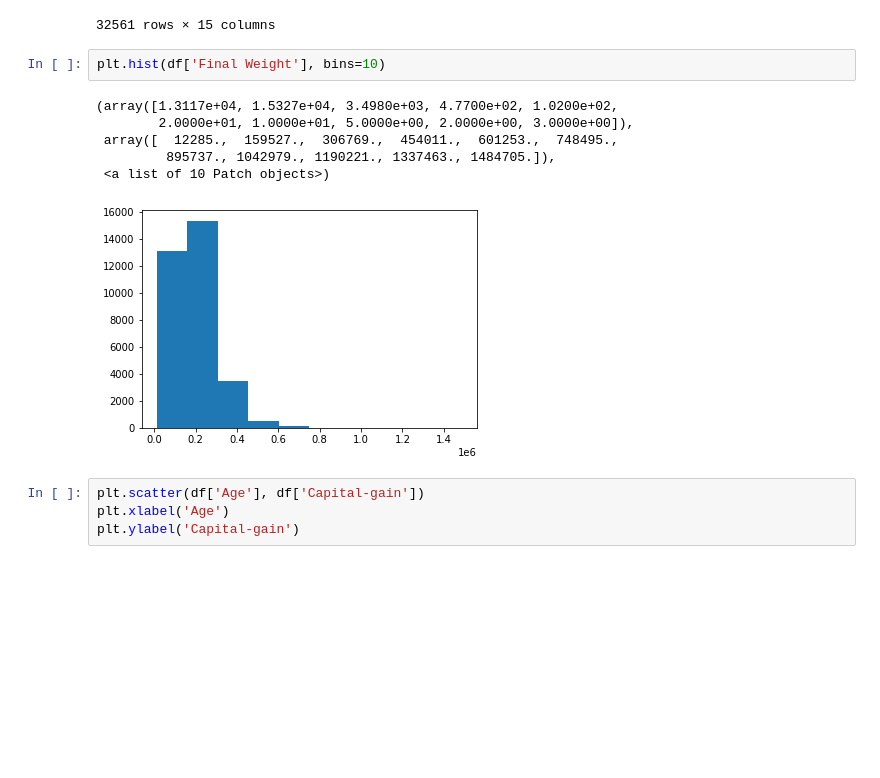
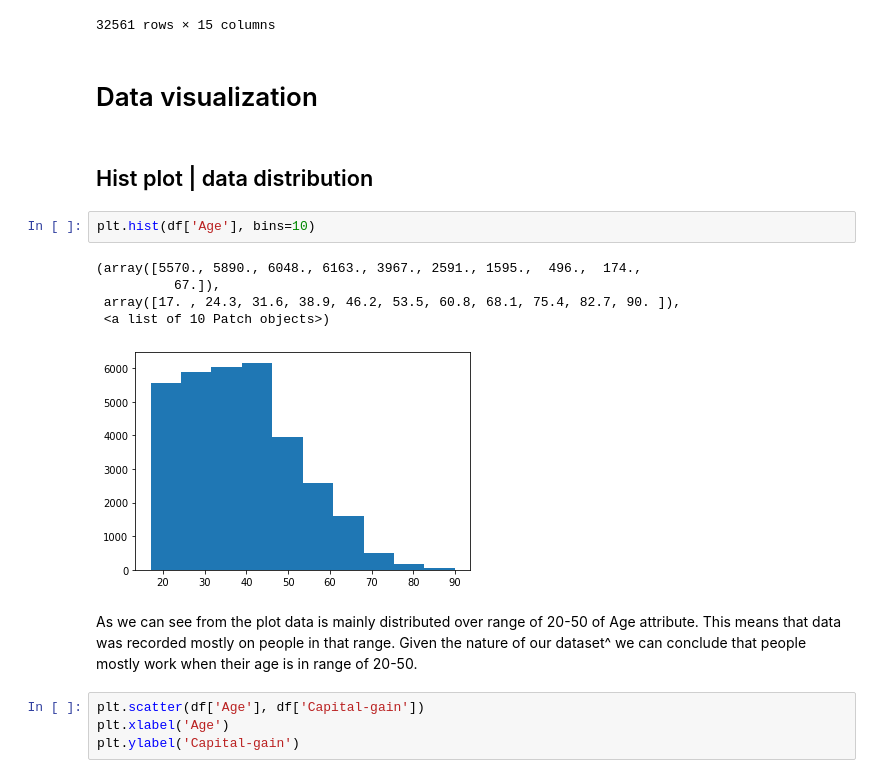
Before and after one commit to nastyabekesheva/DataScience, a Jupyter notebook: labs/lab_3/Income_proccessing_visualization.ipynb, the cells around one changed output. Cells and saved outputs as stored; diff of their text form; blank space fills up the shorter version.

```diff
--- a/labs/lab_3/Income_proccessing_visualization.ipynb
+++ b/labs/lab_3/Income_proccessing_visualization.ipynb
@@ -144,15 +150,20 @@ min_max_normalize(df.copy())
 | 32559 | 0.068493 | Private | 0.128499 | HS-grad | 0.533333 | Never-married | Adm-clerical | ... |
 | 32560 | 0.479452 | Self-emp-inc | 0.187203 | HS-grad | 0.533333 | Married-civ-spouse | Exec-managerial | ... |
 32561 rows × 15 columns
+# %% [markdown]
+# Data visualization
+# %% [markdown]
+## Hist plot | data distribution
 # %%
-plt.hist(df['Final Weight'], bins=10)
+plt.hist(df['Age'], bins=10)
 # %% [output]
-(array([1.3117e+04, 1.5327e+04, 3.4980e+03, 4.7700e+02, 1.0200e+02,
-        2.0000e+01, 1.0000e+01, 5.0000e+00, 2.0000e+00, 3.0000e+00]),
- array([  12285.,  159527.,  306769.,  454011.,  601253.,  748495.,
-         895737., 1042979., 1190221., 1337463., 1484705.]),
+(array([5570., 5890., 6048., 6163., 3967., 2591., 1595.,  496.,  174.,
+          67.]),
+ array([17. , 24.3, 31.6, 38.9, 46.2, 53.5, 60.8, 68.1, 75.4, 82.7, 90. ]),
  <a list of 10 Patch objects>)
-[figure, old version]
+[figure, new version]
+# %% [markdown]
+As we can see from the plot data is mainly distributed over range of 20-50 of Age attribute. This means that data was recorded mostly on people in that range. Given the nature of our dataset^ we can conclude that people mostly work when their age is in range of 20-50.
 # %%
 plt.scatter(df['Age'], df['Capital-gain'])
 plt.xlabel('Age')
```
Also changed, not shown: parts of 22 cells of this notebook.
